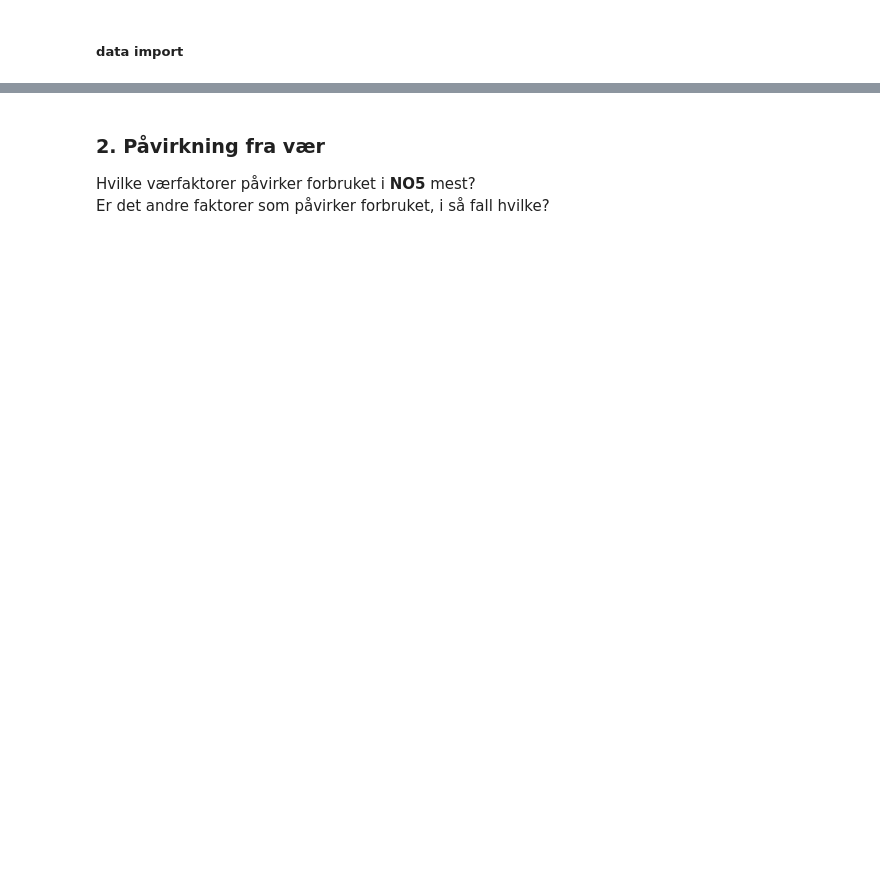
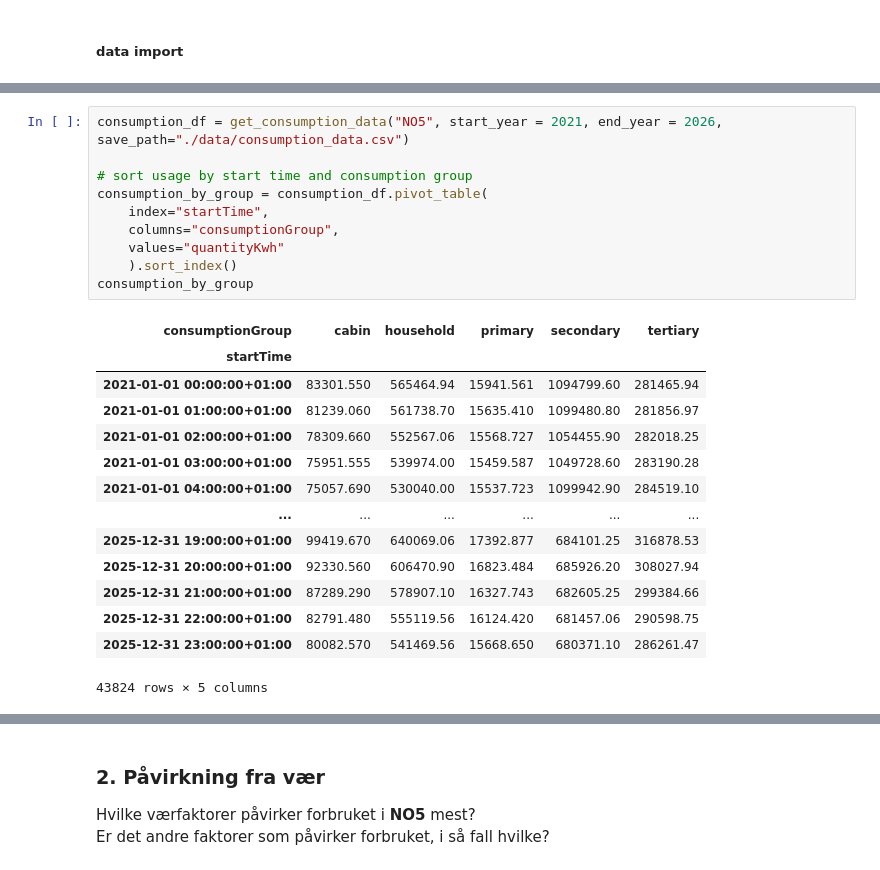
Before and after one commit to tobbensol/eviny-case, a Jupyter notebook: notebooks/Question2.ipynb, the cells around one changed output, grey strips where cells are left out. Cells and saved outputs as stored; diff of their text form; blank space fills up the shorter version.

```diff
--- a/notebooks/Question2.ipynb
+++ b/notebooks/Question2.ipynb
@@ -58 +18,26 @@ data_by_time
+# %%
+consumption_df = get_consumption_data("NO5", start_year = 2021, end_year = 2026, save_path="./data/consumption_data.csv")
+
+# sort usage by start time and consumption group
+consumption_by_group = consumption_df.pivot_table(
+    index="startTime",
+    columns="consumptionGroup",
+    values="quantityKwh"
+    ).sort_index()
+consumption_by_group
+# %% [output]
+| consumptionGroup | cabin | household | primary | secondary | tertiary |
+| startTime |  |  |  |  |  |
+| 2021-01-01 00:00:00+01:00 | 83301.550 | 565464.94 | 15941.561 | 1094799.60 | 281465.94 |
+| 2021-01-01 01:00:00+01:00 | 81239.060 | 561738.70 | 15635.410 | 1099480.80 | 281856.97 |
+| 2021-01-01 02:00:00+01:00 | 78309.660 | 552567.06 | 15568.727 | 1054455.90 | 282018.25 |
+| 2021-01-01 03:00:00+01:00 | 75951.555 | 539974.00 | 15459.587 | 1049728.60 | 283190.28 |
+| 2021-01-01 04:00:00+01:00 | 75057.690 | 530040.00 | 15537.723 | 1099942.90 | 284519.10 |
+| ... | ... | ... | ... | ... | ... |
+| 2025-12-31 19:00:00+01:00 | 99419.670 | 640069.06 | 17392.877 | 684101.25 | 316878.53 |
+| 2025-12-31 20:00:00+01:00 | 92330.560 | 606470.90 | 16823.484 | 685926.20 | 308027.94 |
+| 2025-12-31 21:00:00+01:00 | 87289.290 | 578907.10 | 16327.743 | 682605.25 | 299384.66 |
+| 2025-12-31 22:00:00+01:00 | 82791.480 | 555119.56 | 16124.420 | 681457.06 | 290598.75 |
+| 2025-12-31 23:00:00+01:00 | 80082.570 | 541469.56 | 15668.650 | 680371.10 | 286261.47 |
+43824 rows × 5 columns
 # %%
```
Also changed, not shown: parts of 11 cells of this notebook, 5 other files.
